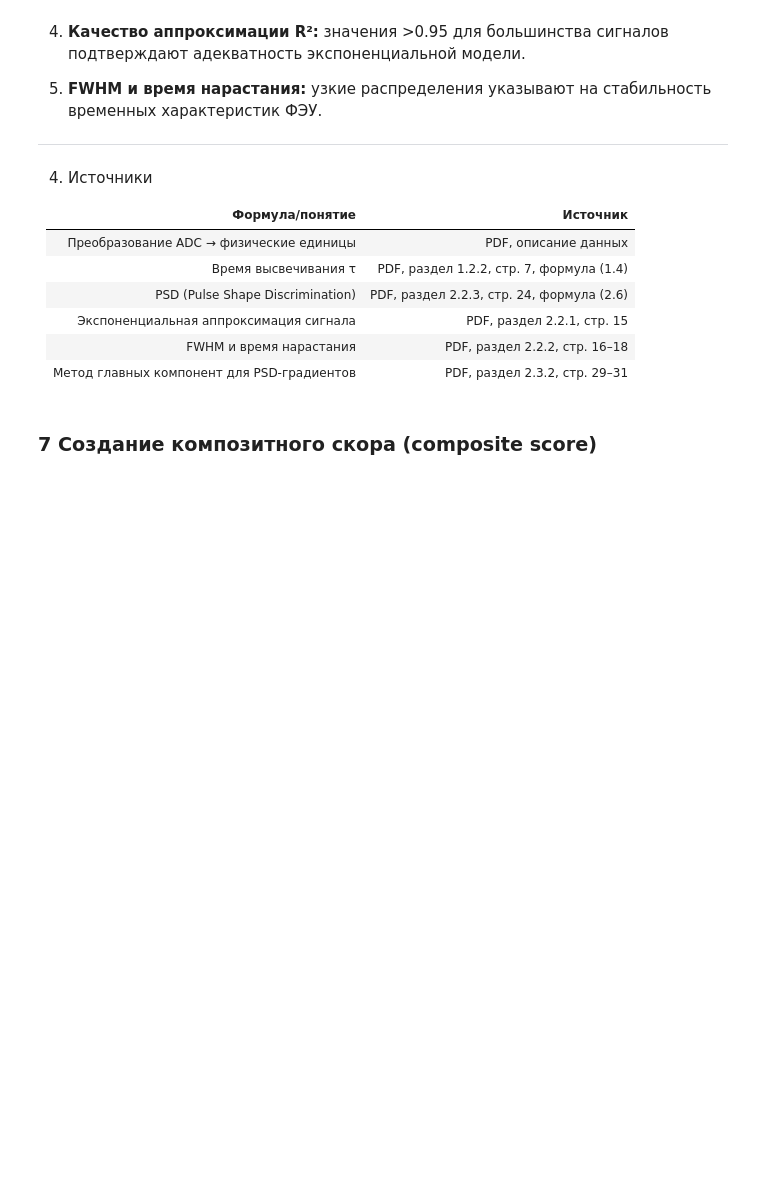
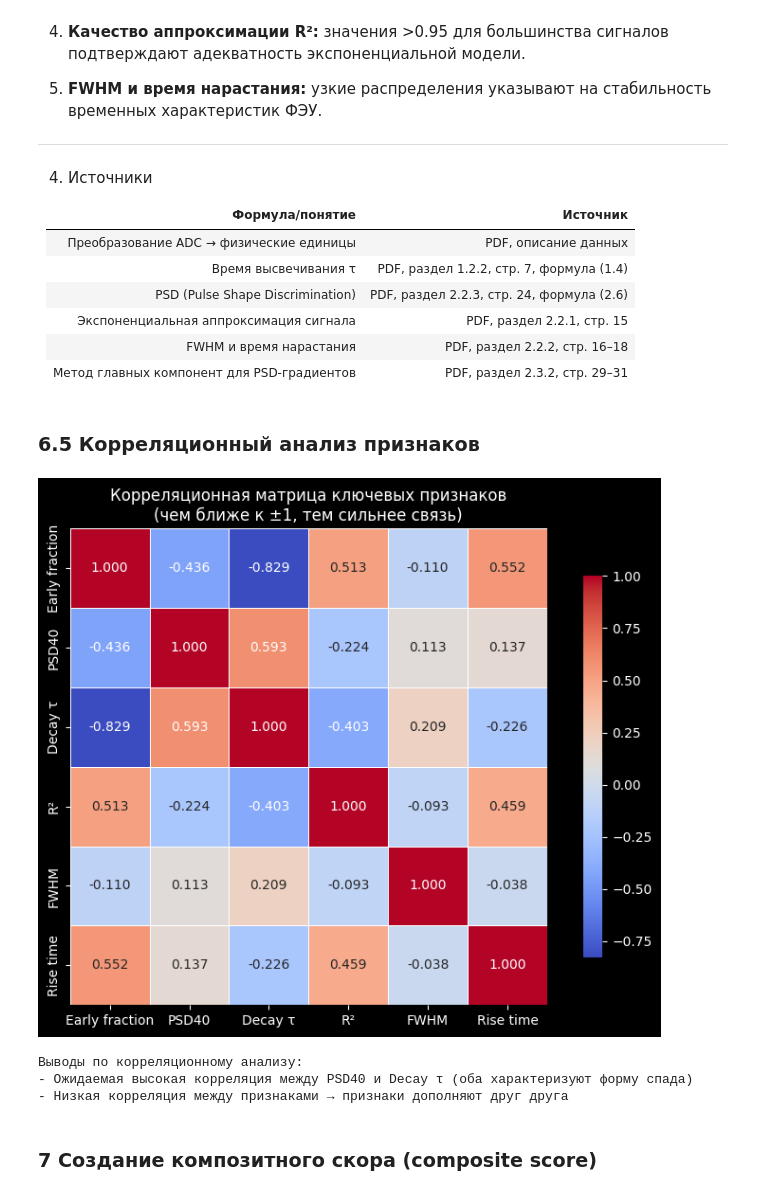
Before and after one commit to Skycode001/scintillation-signal-clustering, a Jupyter notebook: final.ipynb, the cells around one changed output. Drawn from its saved outputs; the diff is of its cells as text; code cells hidden in the pictures; blank space fills up the shorter version.

```diff
--- a/final.ipynb
+++ b/final.ipynb
@@ -739,6 +741,35 @@ $$ \text{Skewness} = \frac{\mu_3}{\sigma^3}, \quad \text{Kurtosis} = \frac{\mu_4
 | Экспоненциальная аппроксимация сигнала | PDF, раздел 2.2.1, стр. 15 |
 | FWHM и время нарастания | PDF, раздел 2.2.2, стр. 16–18 |
 | Метод главных компонент для PSD-градиентов | PDF, раздел 2.3.2, стр. 29–31 |
+# %% [markdown]
+### 6.5 Корреляционный анализ признаков
+# %%
+# Выбираем ключевые признаки для анализа
+key_features_idx = [1, 10, 23, 24, 7, 8]  # early_fraction, psd40, decay_tau, fit_quality, fwhm, rise_time
+key_features_names = ['Early fraction', 'PSD40', 'Decay τ', 'R²', 'FWHM', 'Rise time']
+
+# Создаем DataFrame с ключевыми признаками
+X_key = pd.DataFrame(X[:, key_features_idx], columns=key_features_names)
+
+# Расчет корреляционной матрицы
+corr_matrix = X_key.corr()
+
+# Визуализация
+plt.figure(figsize=(8, 6))
+sns.heatmap(corr_matrix, annot=True, fmt='.3f', cmap='coolwarm',
+            square=True, linewidths=0.5, cbar_kws={"shrink": 0.8})
+plt.title('Корреляционная матрица ключевых признаков\n(чем ближе к ±1, тем сильнее связь)', fontsize=12)
+plt.tight_layout()
+plt.show()
+
+print("\nВыводы по корреляционному анализу:")
+print("- Ожидаемая высокая корреляция между PSD40 и Decay τ (оба характеризуют форму спада)")
+print("- Низкая корреляция между признаками → признаки дополняют друг друга")
+# %% [output]
+[figure, added]
+Выводы по корреляционному анализу:
+- Ожидаемая высокая корреляция между PSD40 и Decay τ (оба характеризуют форму спада)
+- Низкая корреляция между признаками → признаки дополняют друг друга
 # %% [markdown]
 ### 7 Создание композитного скора (composite score)
 # %%
```
Also changed, not shown: parts of 8 cells of this notebook, 3 other files.
